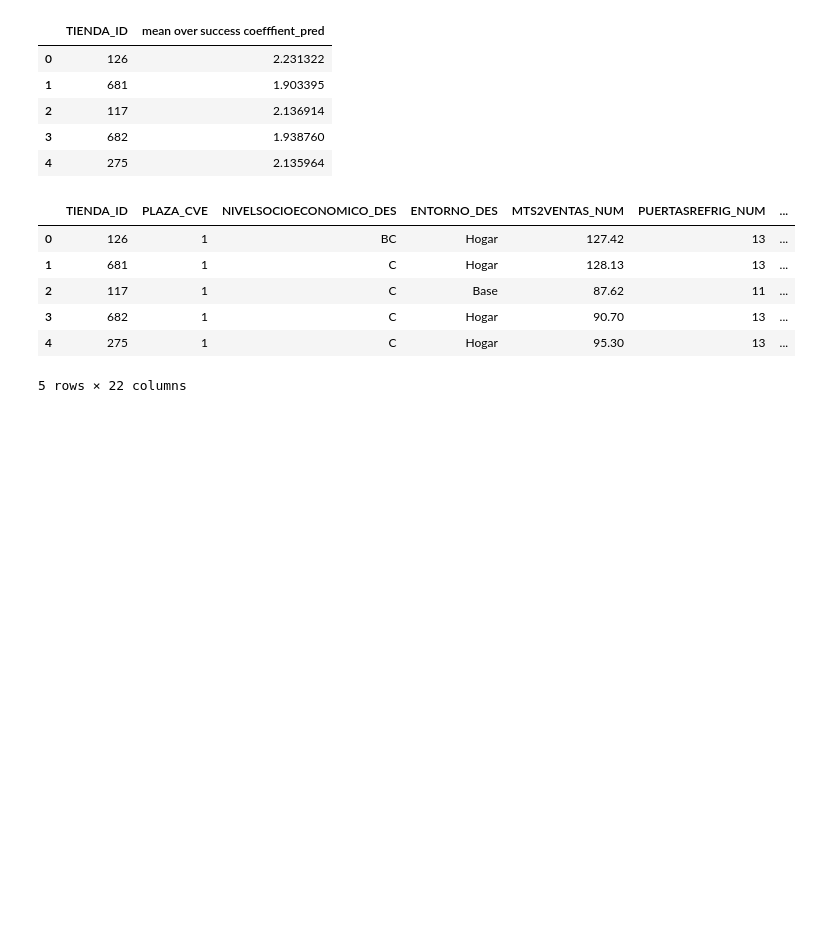
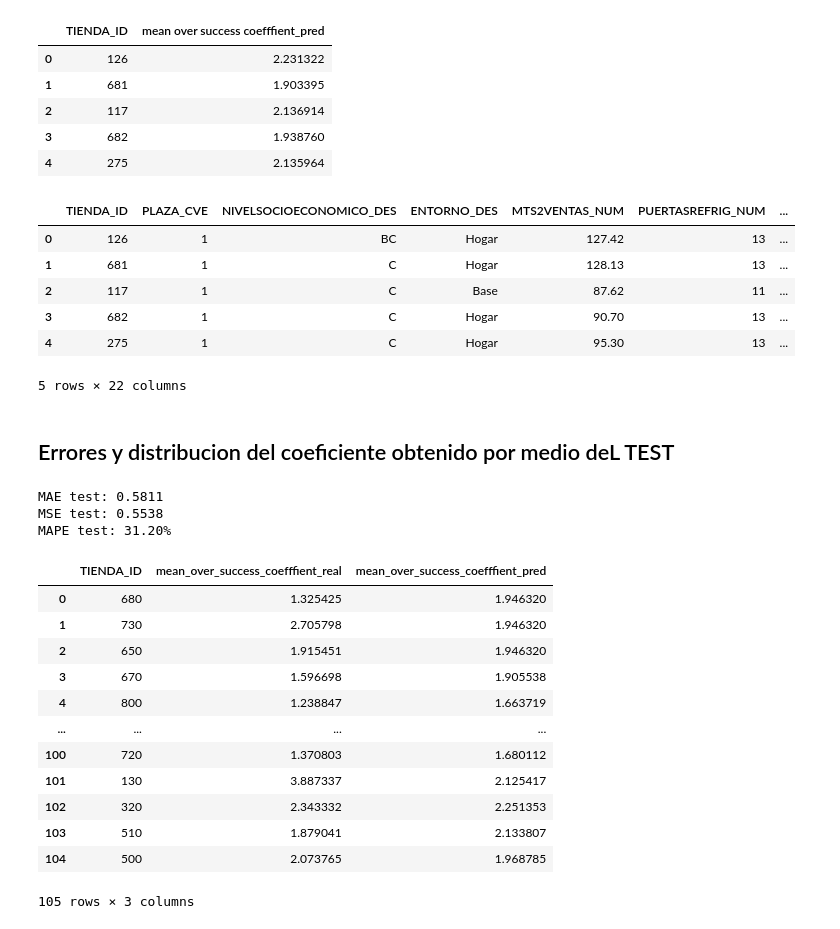
Before and after one commit to AdrianPinedaSanchez/Reto_Oxxo_DataKillers, a Jupyter notebook: Notebooks/EDA_IntegraciondatosOxxo.ipynb, the cells around one changed output. Drawn from its saved outputs; the diff is of its cells as text; code cells hidden in the pictures; blank space fills up the shorter version.

```diff
--- a/Notebooks/EDA_IntegraciondatosOxxo.ipynb
+++ b/Notebooks/EDA_IntegraciondatosOxxo.ipynb
@@ -1680,3 +1680,79 @@ df_export_train.head()
 # Exporta el DataFrame df_correlaciones a un archivo CSV llamado correlaciones_promedio_venta.csv
 
 df_correlaciones.to_csv('correlaciones_promedio_venta.csv', index=False)
+# %% [markdown]
+## Errores y distribucion del coeficiente obtenido por medio deL TEST
+# %%
+import numpy as np
+import pandas as pd
+from sklearn.metrics import mean_absolute_error, mean_squared_error
+
+# Diccionario de metas por entorno
+meta_venta_dict = {
+    'Base': 480000,
+    'Hogar': 490000,
+    'Peatonal': 420000,
+    'Receso': 516000
+}
+
+# Crear las columnas de meses en df_test_enriquecido
+meses = pd.date_range(start='2023-01-01', end='2024-12-01', freq='MS').strftime('%Y-%m')
+for mes in meses:
+    df_test_enriquecido[mes] = np.nan
+
+# Rellenar las columnas de meses con la razón VENTA_TOTAL/meta_venta según ENTORNO_DES y MES
+for idx, row in df_test.iterrows():
+    tienda_id = row['TIENDA_ID']
+    entorno = row['ENTORNO_DES']
+    meta = meta_venta_dict.get(entorno, np.nan)
+    if np.isnan(meta):
+        continue
+    ventas_tienda = df_ventas_completo[df_ventas_completo['TIENDA_ID'] == tienda_id]
+    for mes in meses:
+        mes_id = int(mes.replace('-', ''))
+        venta_mes = ventas_tienda.loc[ventas_tienda['MES_ID'] == mes_id, 'VENTA_TOTAL']
+        if not venta_mes.empty and not np.isnan(venta_mes.values[0]):
+            df_test_enriquecido.at[idx, mes] = venta_mes.values[0] / meta
+
+# Calcula el mean over success coefffient real para test
+cols_coef = [mes for mes in meses if mes in df_test_enriquecido.columns]
+df_test_enriquecido['mean over success coefffient_real'] = df_test_enriquecido[cols_coef].sum(axis=1) / 24
+
+# Calcula métricas de error para test
+y_true = df_test_enriquecido['mean over success coefffient_real']
+y_pred = df_test_enriquecido['mean over success coefffient_pred']
+
+mae_test = mean_absolute_error(y_true, y_pred)
+mse_test = mean_squared_error(y_true, y_pred)
+mape_test = np.mean(np.abs((y_true - y_pred) / y_true)) * 100
+
+print(f"MAE test: {mae_test:.4f}")
+print(f"MSE test: {mse_test:.4f}")
+print(f"MAPE test: {mape_test:.2f}%")
+# %% [output]
+MAE test: 0.5811
+MSE test: 0.5538
+MAPE test: 31.20%
+# %%
+
+df_pred_vs_real = pd.DataFrame({
+    'TIENDA_ID': df_test['TIENDA_ID'].values,
+    'mean_over_success_coefffient_real': y_true.values,
+    'mean_over_success_coefffient_pred': y_pred.values
+})
+
+df_pred_vs_real
+# %% [output]
+|  | TIENDA_ID | mean_over_success_coefffient_real | mean_over_success_coefffient_pred |
+| 0 | 680 | 1.325425 | 1.946320 |
+| 1 | 730 | 2.705798 | 1.946320 |
+| 2 | 650 | 1.915451 | 1.946320 |
+| 3 | 670 | 1.596698 | 1.905538 |
+| 4 | 800 | 1.238847 | 1.663719 |
+| ... | ... | ... | ... |
+| 100 | 720 | 1.370803 | 1.680112 |
+| 101 | 130 | 3.887337 | 2.125417 |
+| 102 | 320 | 2.343332 | 2.251353 |
+| 103 | 510 | 1.879041 | 2.133807 |
+| 104 | 500 | 2.073765 | 1.968785 |
+105 rows × 3 columns
```
